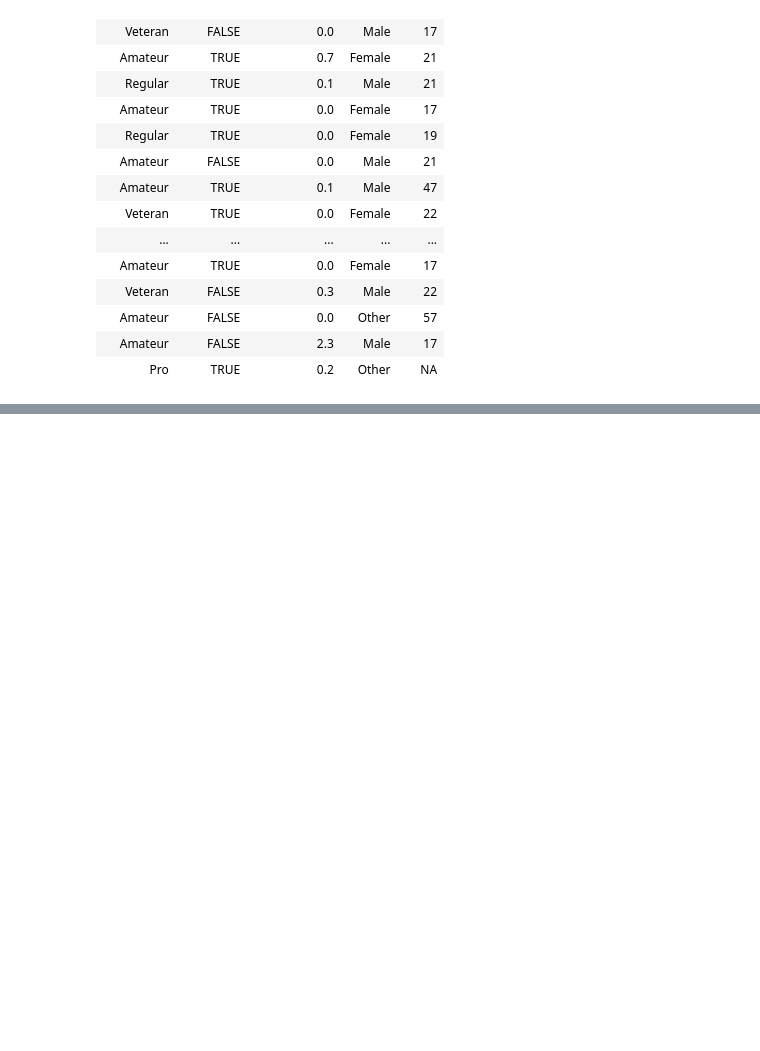
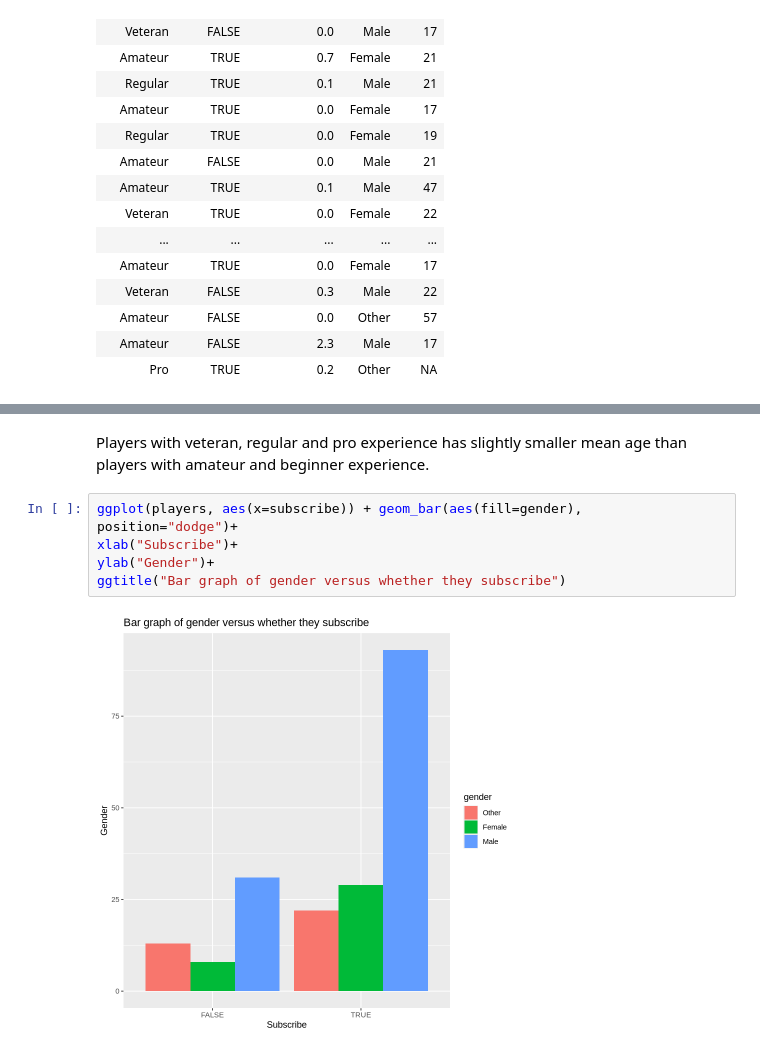
Before and after one commit to SusieFeng316/minecraft_project, a Jupyter notebook: Individual_plan_Susie.ipynb, the cells around one changed output, grey strips where cells are left out. Cells and saved outputs as stored; diff of their text form; blank space fills up the shorter version.

```diff
--- a/Individual_plan_Susie.ipynb
+++ b/Individual_plan_Susie.ipynb
@@ -160,0 +165,9 @@ Warning message:
+# %% [markdown]
+Players with veteran, regular and pro experience has slightly smaller mean age than players with amateur and beginner experience.
+# %%
+ggplot(players, aes(x=subscribe)) + geom_bar(aes(fill=gender), position="dodge")+
+xlab("Subscribe")+
+ylab("Gender")+
+ggtitle("Bar graph of gender versus whether they subscribe")
+# %% [output]
+[figure, added]
```
Also changed, not shown: parts of 7 cells of this notebook.
